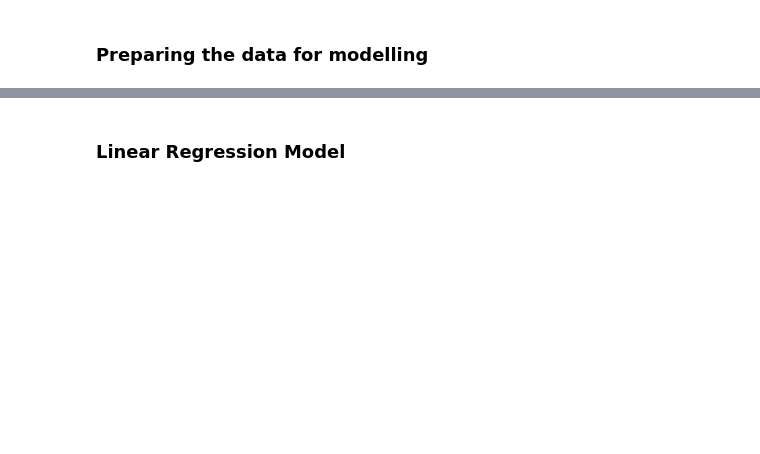
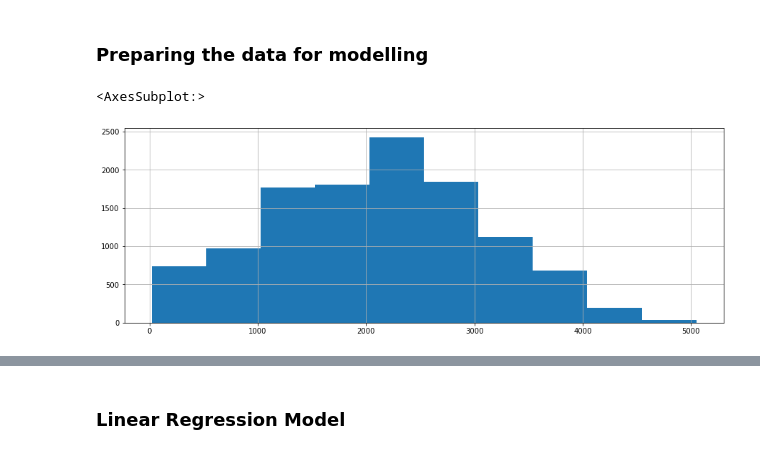
Before and after one commit to Sukanya807/Airbnb_Toronto_Price_Prediction, a Jupyter notebook: ML/Machine_Learning.ipynb, the cells around one changed output, grey strips where cells are left out. Drawn from its saved outputs; the diff is of its cells as text; code cells hidden in the pictures; blank space fills up the shorter version.

```diff
--- a/ML/Machine_Learning.ipynb
+++ b/ML/Machine_Learning.ipynb
@@ -49,2 +49,8 @@ data_df.head()
-# %% [markdown]
-### Preparing the data for modelling
+# %% [markdown]
+### Preparing the data for modelling
+# %%
+#Checking the host active days column and binning it
+data_df.host_active_days.hist(figsize=(15,5))
+# %% [output]
+<AxesSubplot:>
+[figure, added]
```
Also changed, not shown: parts of 29 cells of this notebook.
